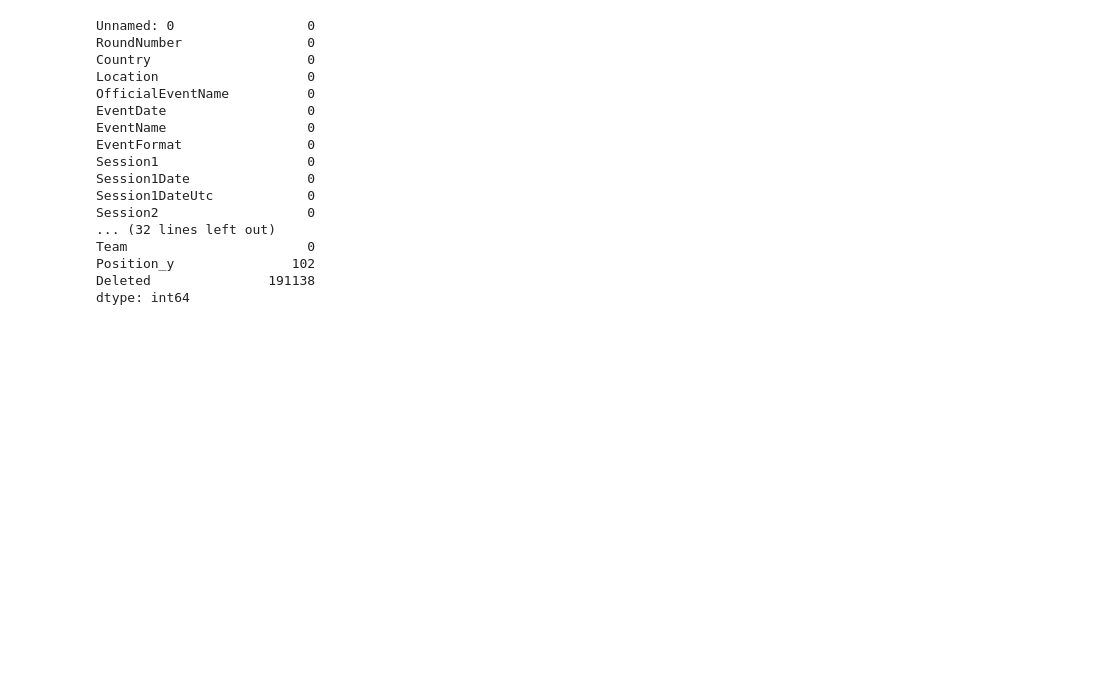
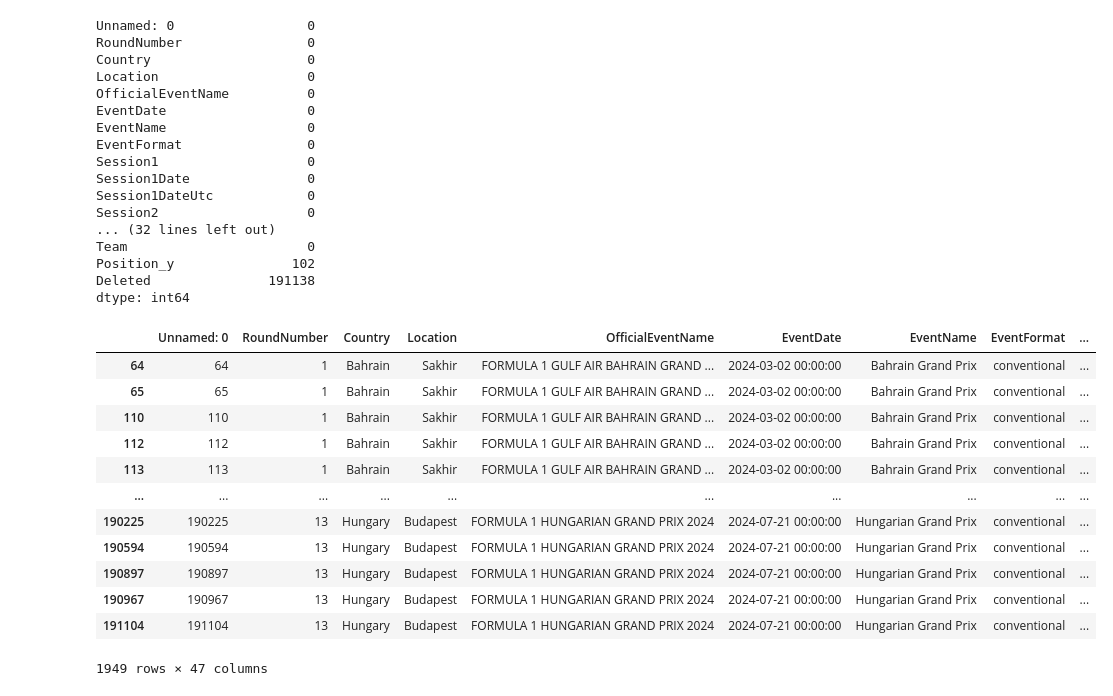
Before and after one commit to caiolacerdamt/f1-project, a Jupyter notebook: predict_win.ipynb, the cells around one changed output. Drawn from its saved outputs; the diff is of its cells as text; code cells hidden in the pictures; blank space fills up the shorter version.

```diff
--- a/predict_win.ipynb
+++ b/predict_win.ipynb
@@ -267,3 +266,19 @@ Team                       0
 Position_y               102
 Deleted               191138
 dtype: int64
+# %%
+df_filled[df_filled["LapTime"].isnull()]
+# %% [output]
+|  | Unnamed: 0 | RoundNumber | Country | Location | OfficialEventName | EventDate | EventName | EventFormat | ... |
+| 64 | 64 | 1 | Bahrain | Sakhir | FORMULA 1 GULF AIR BAHRAIN GRAND ... | 2024-03-02 00:00:00 | Bahrain Grand Prix | conventional | ... |
+| 65 | 65 | 1 | Bahrain | Sakhir | FORMULA 1 GULF AIR BAHRAIN GRAND ... | 2024-03-02 00:00:00 | Bahrain Grand Prix | conventional | ... |
+| 110 | 110 | 1 | Bahrain | Sakhir | FORMULA 1 GULF AIR BAHRAIN GRAND ... | 2024-03-02 00:00:00 | Bahrain Grand Prix | conventional | ... |
+| 112 | 112 | 1 | Bahrain | Sakhir | FORMULA 1 GULF AIR BAHRAIN GRAND ... | 2024-03-02 00:00:00 | Bahrain Grand Prix | conventional | ... |
+| 113 | 113 | 1 | Bahrain | Sakhir | FORMULA 1 GULF AIR BAHRAIN GRAND ... | 2024-03-02 00:00:00 | Bahrain Grand Prix | conventional | ... |
+| ... | ... | ... | ... | ... | ... | ... | ... | ... | ... |
+| 190225 | 190225 | 13 | Hungary | Budapest | FORMULA 1 HUNGARIAN GRAND PRIX 2024 | 2024-07-21 00:00:00 | Hungarian Grand Prix | conventional | ... |
+| 190594 | 190594 | 13 | Hungary | Budapest | FORMULA 1 HUNGARIAN GRAND PRIX 2024 | 2024-07-21 00:00:00 | Hungarian Grand Prix | conventional | ... |
+| 190897 | 190897 | 13 | Hungary | Budapest | FORMULA 1 HUNGARIAN GRAND PRIX 2024 | 2024-07-21 00:00:00 | Hungarian Grand Prix | conventional | ... |
+| 190967 | 190967 | 13 | Hungary | Budapest | FORMULA 1 HUNGARIAN GRAND PRIX 2024 | 2024-07-21 00:00:00 | Hungarian Grand Prix | conventional | ... |
+| 191104 | 191104 | 13 | Hungary | Budapest | FORMULA 1 HUNGARIAN GRAND PRIX 2024 | 2024-07-21 00:00:00 | Hungarian Grand Prix | conventional | ... |
+1949 rows × 47 columns
```
Also changed, not shown: parts of 51 cells of this notebook.
